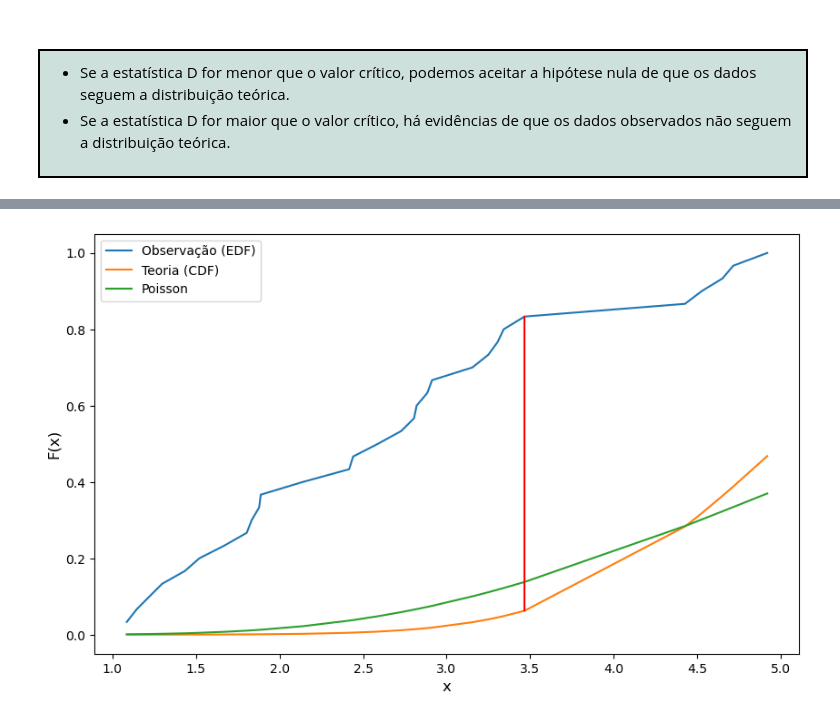
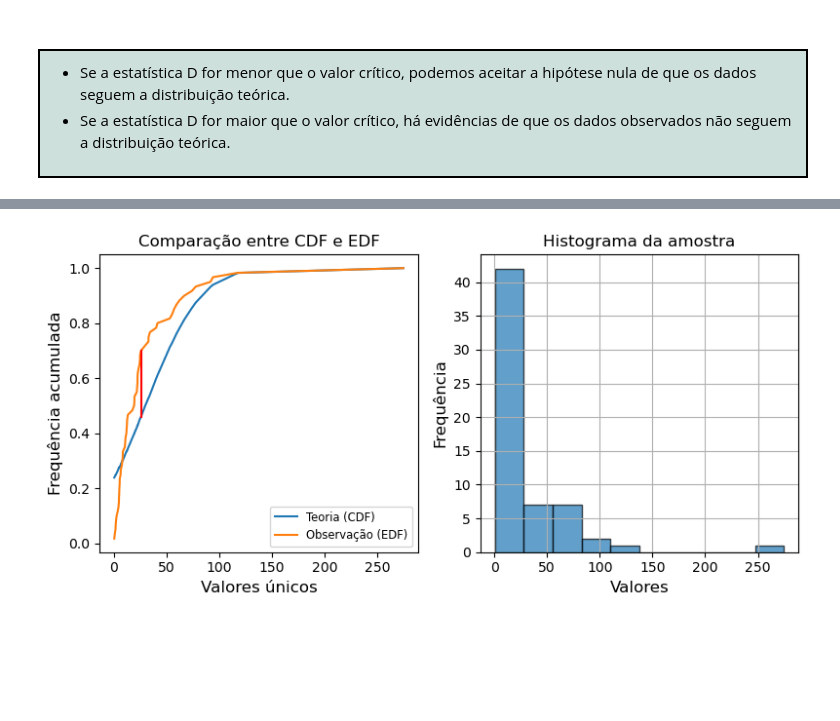
Before and after one commit to marianamartiyns/cdia_ufpb, a Jupyter notebook: [P4] Inferência Estatística/[1] Testes de Kolmogorov-Smirnov.ipynb, the cells around one changed output, grey strips where cells are left out. Drawn from its saved outputs; the diff is of its cells as text; code cells hidden in the pictures; blank space fills up the shorter version.

```diff
--- a/[P4] Inferência Estatística/[1] Testes de Kolmogorov-Smirnov.ipynb
+++ b/[P4] Inferência Estatística/[1] Testes de Kolmogorov-Smirnov.ipynb
@@ -118,3 +317,4 @@ Valor crítico no intervalo de confiança de 95%:0.248
 # %%
-kolmogorov_smirnov_test(20)
+dados = np.random.normal(size=40)
+resultados.append(kolmogorov_smirnov_test(dados))
 # %% [output]
@@ -134,3 +332,4 @@ Valor crítico no intervalo de confiança de 95%:0.304
 # %%
-kolmogorov_smirnov_test(10)
+dados = np.sort(np.random.normal(size=50))
+resultados.append(kolmogorov_smirnov_test(dados))
 # %% [output]
@@ -159,87 +349,4 @@ A distribuição uniforme é um tipo de distribuição de probabilidade em que t
 # %%
-import numpy as np
-import scipy.stats as st
-import matplotlib.pyplot as plt
-from numpy.random import seed
-import math
-
-def normal_cdf(x, mu, sigma):
-    return 0.5 * (1 + math.erf((x - mu) / (sigma * math.sqrt(2))))
-
-def kolmogorov_smirnov_test(sample_size):
-    # Definir média e desvio padrão
-    mu = 5
-    sigma = 1
-    # Definir uma semente por exemplo, tornar este exemplo reproduzível
-    seed(0)
-
-    # Gerar array aleatório
-    arr_1_few = np.random.uniform(mu, sigma, size=sample_size)
-    # Ordenar array gerado
-    arr_1_sorted = np.sort(arr_1_few)
-    # EDF (Função de Distribuição Empírica)
-    arr_1_edf_few = np.arange(1, len(arr_1_few) + 1) / len(arr_1_few)
-    # Gerar conjunto de dados que segue uma distribuição de Poisson com média=mu
-    poisson_cdf = 1 - st.poisson.cdf(mu, arr_1_sorted)
-
-    # Plotar gráfico
-    fig, ax = plt.subplots(figsize=(10, 6))
-
-    # Plotar EDF e CDF normal
-    ax.plot(arr_1_sorted, arr_1_edf_few, label="Observação (EDF)")
-    y_cdf = [normal_cdf(x, mu, sigma) for x in arr_1_sorted]  # CDF normal personalizada
-    ax.plot(arr_1_sorted, y_cdf, label="Teoria (CDF)")
-    ax.plot(arr_1_sorted, poisson_cdf, label="Poisson")
-    ax.set_xlabel("x", size=12)
-    ax.set_ylabel("F(x)", size=12)
-
-    # Calcular diferença absoluta
-    arr_dif_abs = np.abs(y_cdf - arr_1_edf_few)
-    # Obter índice da diferença máxima
-    max_diff_index = np.argmax(arr_dif_abs)
-    # Obter valor da diferença máxima
-    max_diff_value = arr_dif_abs[max_diff_index]
-    # Plotar linha para a diferença máxima
-    ax.plot([arr_1_sorted[max_diff_index], arr_1_sorted[max_diff_index]],
-            [arr_1_edf_few[max_diff_index], y_cdf[max_diff_index]],
-            color='red', linestyle='-')
-
-    legend = ax.legend(loc="upper left")
-    plt.show()
-
-    # Exibir tabela com as frequências acumuladas e diferenças
-    dif_teorica = np.abs(y_cdf - arr_1_edf_few)
-    table_data = np.column_stack((arr_1_sorted, arr_1_edf_few, y_cdf, dif_teorica))
-    col_labels = ['Dados Ordenados', 'EDF (Observado)', 'CDF (Teórico)', 'Diferença à Teoria']
-    fig, ax = plt.subplots(figsize=(10, 3))
-    table = ax.table(cellText=np.around(table_data, decimals=6), colLabels=col_labels, loc='center')
-    table.auto_set_font_size(False)
-    table.set_fontsize(9)
-    table.scale(1, 1.5)
-    ax.axis('off')
-    plt.show()
-
-    # Teste de Kolmogorov-Smirnov (KS)
-    # Comparar distribuição observada com distribuição normal
-    dn_ks = max(arr_dif_abs)
-
-    # Calcular valor crítico no intervalo de confiança de 95%
-    D_critical = st.kstwobign.ppf(1 - 0.05) / np.sqrt(sample_size)
-
-    print("-" * 85)
-    if dn_ks < D_critical:
-        print("Os dados observados seguem uma distribuição normal.")
-    else:
-        print("Há evidências de que os dados observados não seguem uma distribuição normal.")
-
-    print("-" * 85)
-
-    print("Diferença em relação à distribuição normal")
-    print(arr_dif_abs)
-    print("-" * 85)
-    # Obter diferença máxima
-    print("Diferença máxima em relação à distribuição normal:{:.3f}".format(dn_ks))
-    print("Valor crítico no intervalo de confiança de 95%:{:.3f}".format(D_critical))
-
-kolmogorov_smirnov_test(30)
+dados = np.random.exponential(30, 60)
+resultados.append(kolmogorov_smirnov_test(dados))
 # %% [output]
@@ -246 +362 @@ kolmogorov_smirnov_test(30)
-[figure, old version]
+[figure, new version]
```
Also changed, not shown: parts of 10 cells of this notebook, 7 other files.
